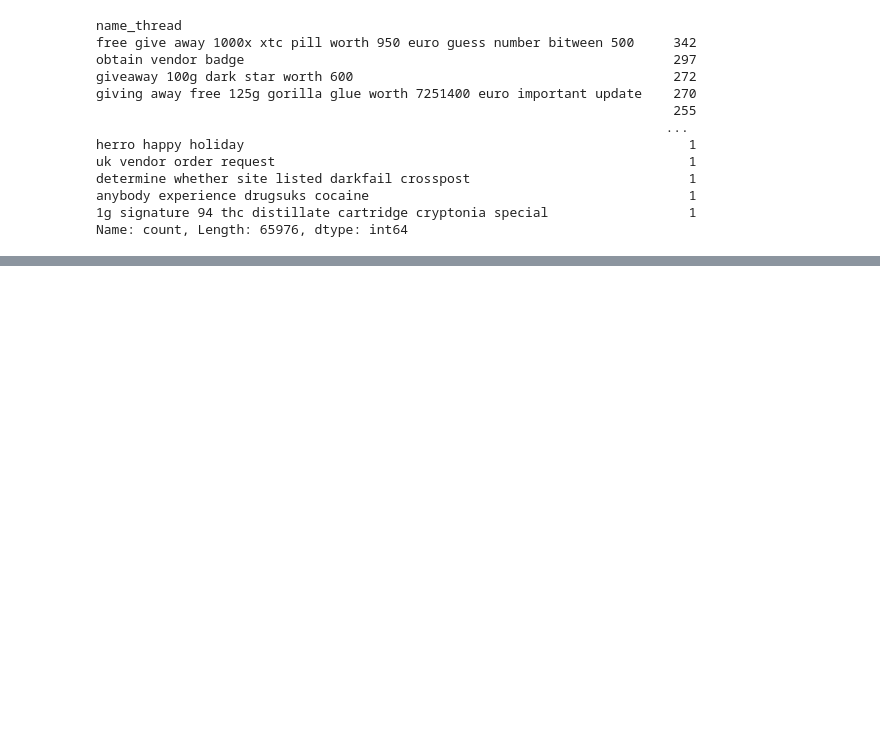
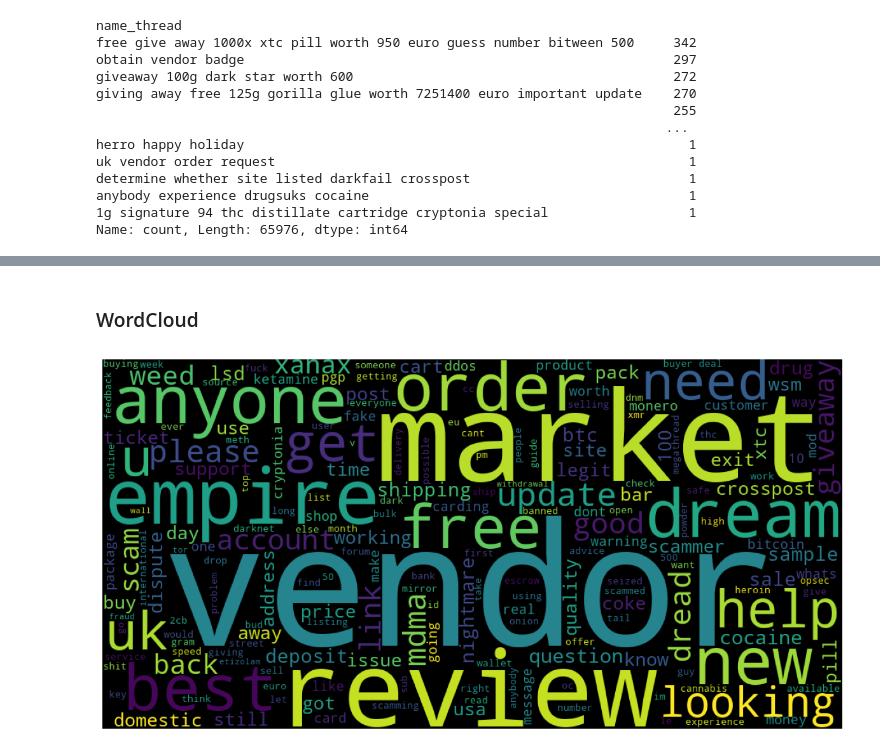
Before and after one commit to D0men1c0/GSoC, a Jupyter notebook: Analyze_files/Completed/TextAnalysis.ipynb, the cells around one changed output, grey strips where cells are left out. Cells and saved outputs as stored; diff of their text form; code cells hidden in the pictures; blank space fills up the shorter version.

Commit message:
Graph and PreProcess text

```diff
--- a/Analyze_files/Completed/TextAnalysis.ipynb
+++ b/Analyze_files/Completed/TextAnalysis.ipynb
@@ -126,0 +124,4 @@ df.to_csv('cleaned_data_name_thread.csv', index=False)
+# %%
+df = pd.read_csv('cleaned_data_name_thread.csv')
+word_dict = Counter(' '.join([str(item) for item in df.name_thread.tolist()]).split())
+df.head()
@@ -126,0 +141,10 @@ df.to_csv('cleaned_data_name_thread.csv', index=False)
+# %% [markdown]
+### WordCloud
+# %%
+# Count of words in each name_thread
+most_common_words = WordCloud(width = 1000, height = 500).generate_from_frequencies(word_dict)
+plt.figure(figsize=(15,8))
+plt.imshow(most_common_words)
+plt.axis("off");
+# %% [output]
+[figure, added]
```
Also changed, not shown: parts of 8 cells of this notebook, 2 other files.
